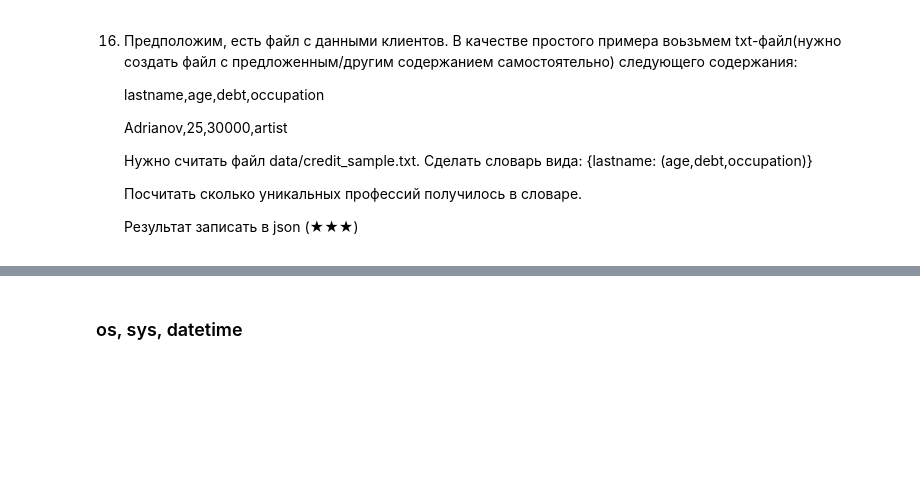
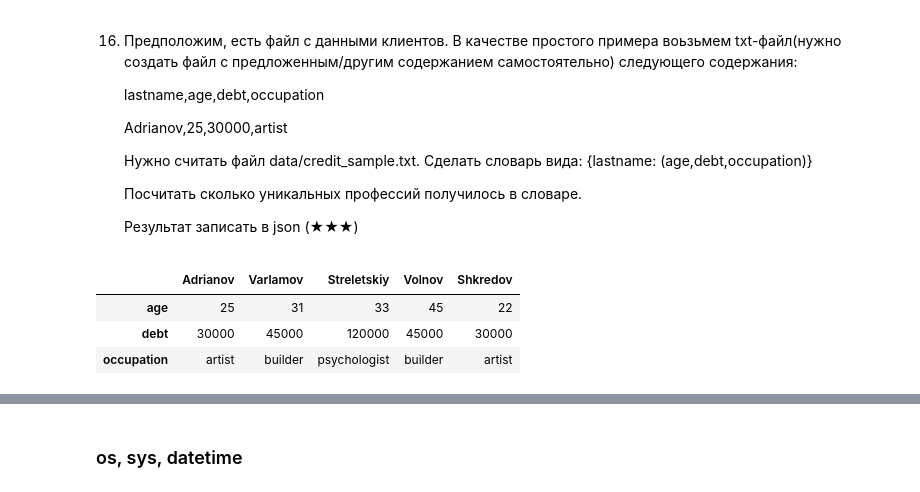
Before and after one commit to Triwka/ml_homework, a Jupyter notebook: ML_HW_FORALL.ipynb, the cells around one changed output, grey strips where cells are left out. Saved outputs shown, nothing was run; the diff lists cells and outputs as text; code cells hidden in the pictures; blank space fills up the shorter version.

```diff
--- a/ML_HW_FORALL.ipynb
+++ b/ML_HW_FORALL.ipynb
@@ -232,0 +237,14 @@ a.symmetric_difference(b)
+# %%
+my_dict = {}
+with open ('mlhw.txt') as txt:
+    my_dict = {}
+    for line in txt:
+        line = tuple(line.strip().split(','))
+        my_dict[line[0]] = line[1:]
+df = pd.DataFrame(my_dict, index = ['age','debt','occupation'])
+df
+# %% [output]
+|  | Adrianov | Varlamov | Streletskiy | Volnov | Shkredov |
+| age | 25 | 31 | 33 | 45 | 22 |
+| debt | 30000 | 45000 | 120000 | 45000 | 30000 |
+| occupation | artist | builder | psychologist | builder | artist |
```
Also changed, not shown: parts of 23 cells of this notebook.
